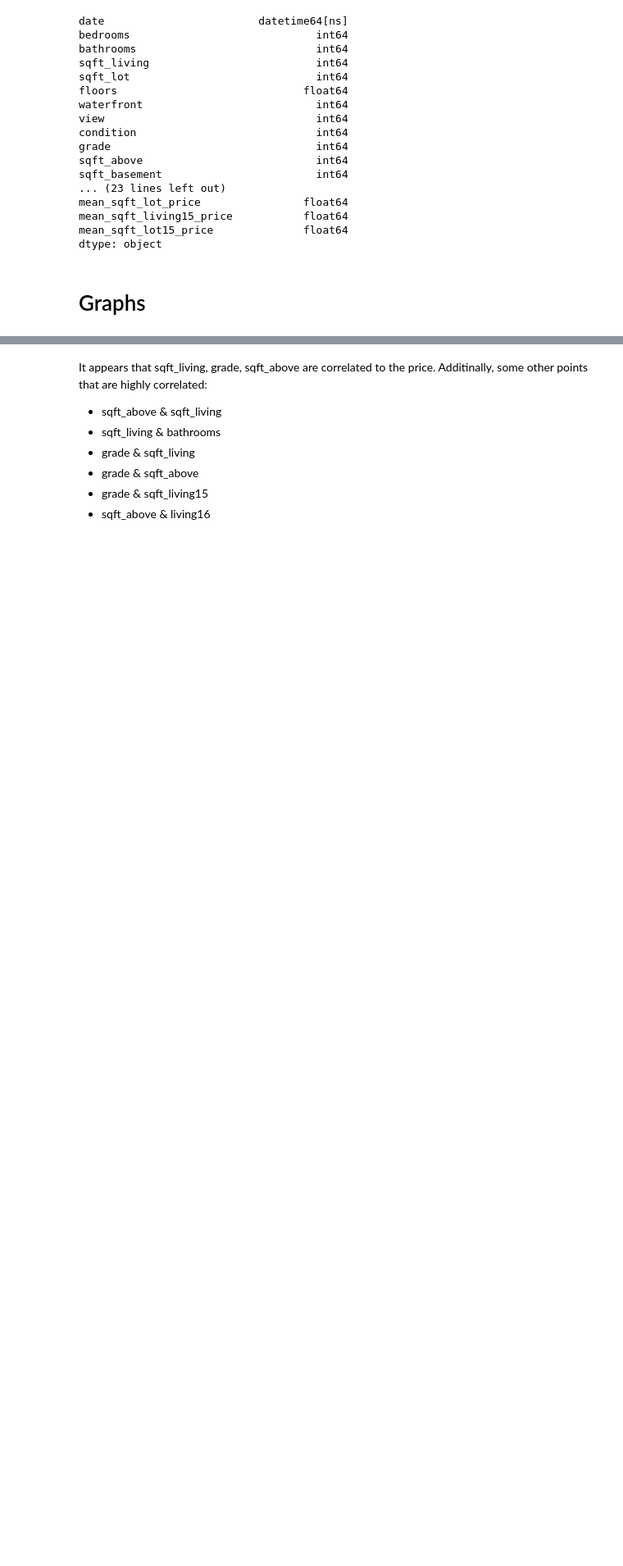
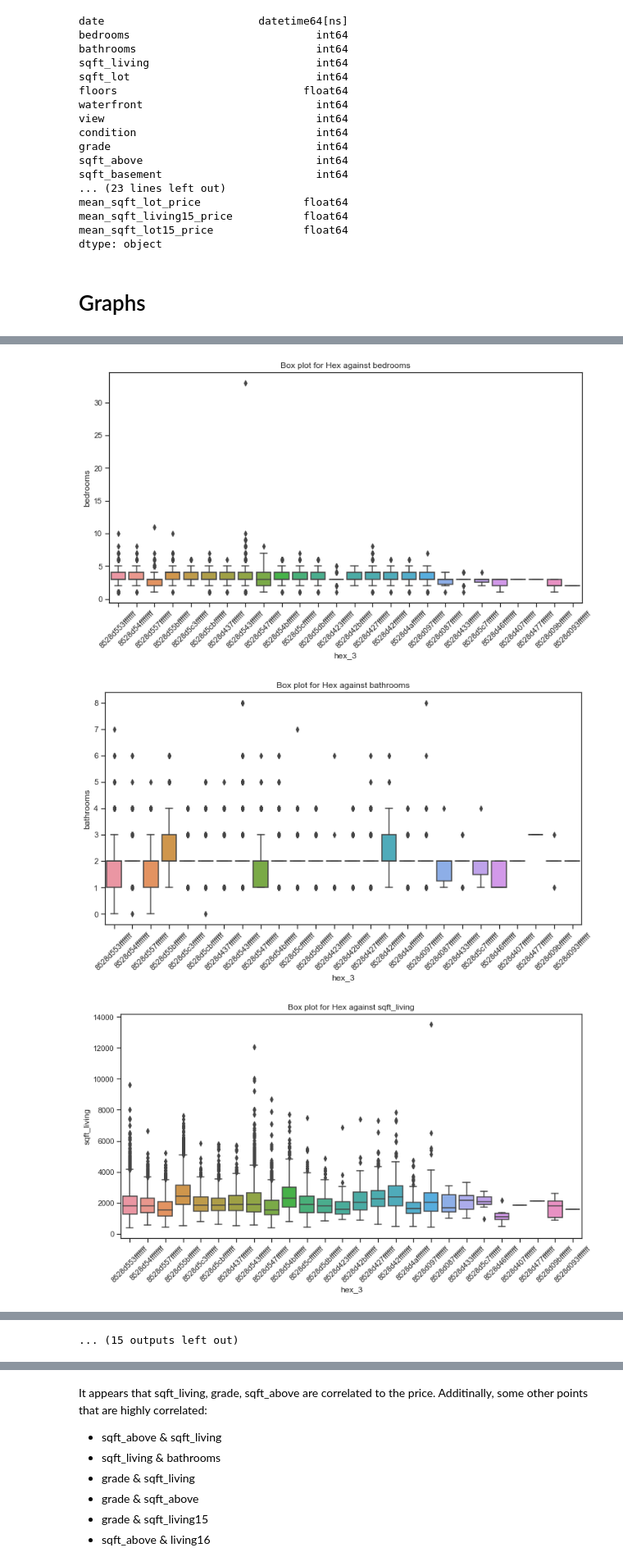
Before and after one commit to urgpan/quijoman, a Jupyter notebook: python/jonty_regression_model.ipynb, the cells around one changed output, grey strips where cells are left out. Shown at 82% size. Cells and saved outputs as stored; diff of their text form; code cells hidden in the pictures; blank space fills up the shorter version.

```diff
--- a/python/jonty_regression_model.ipynb
+++ b/python/jonty_regression_model.ipynb
@@ -270,0 +387,11 @@ dtype: object
+# %%
+for col in graph_data.columns:
+    plt.figure(figsize = (12, 6))
+    sns.boxplot(x = 'hex_3', y = col,  data = graph_data).set_title("Box plot for Hex against {}".format(col))
+    xt = plt.xticks(rotation=45)
+
+    plt.show()
+# %% [output]
+[figure, added]
+[figure, added]
+[figure, added]
@@ -270,0 +407 @@ dtype: object
+... (15 outputs left out)
```
Also changed, not shown: parts of 39 cells of this notebook.
